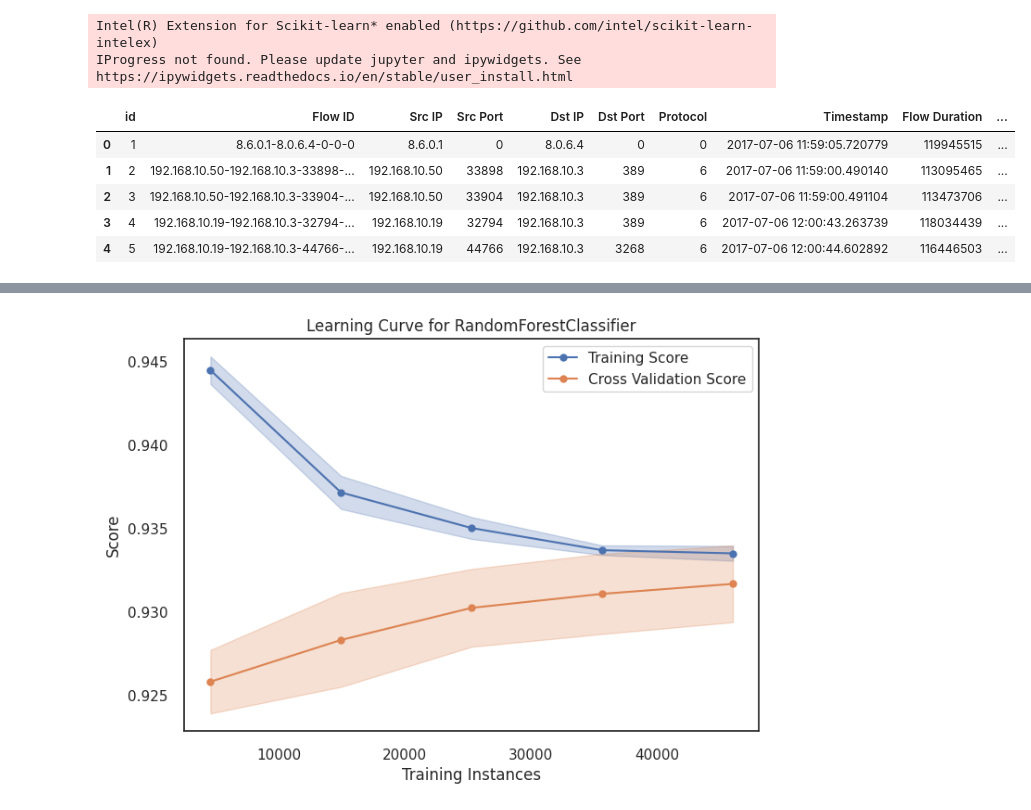
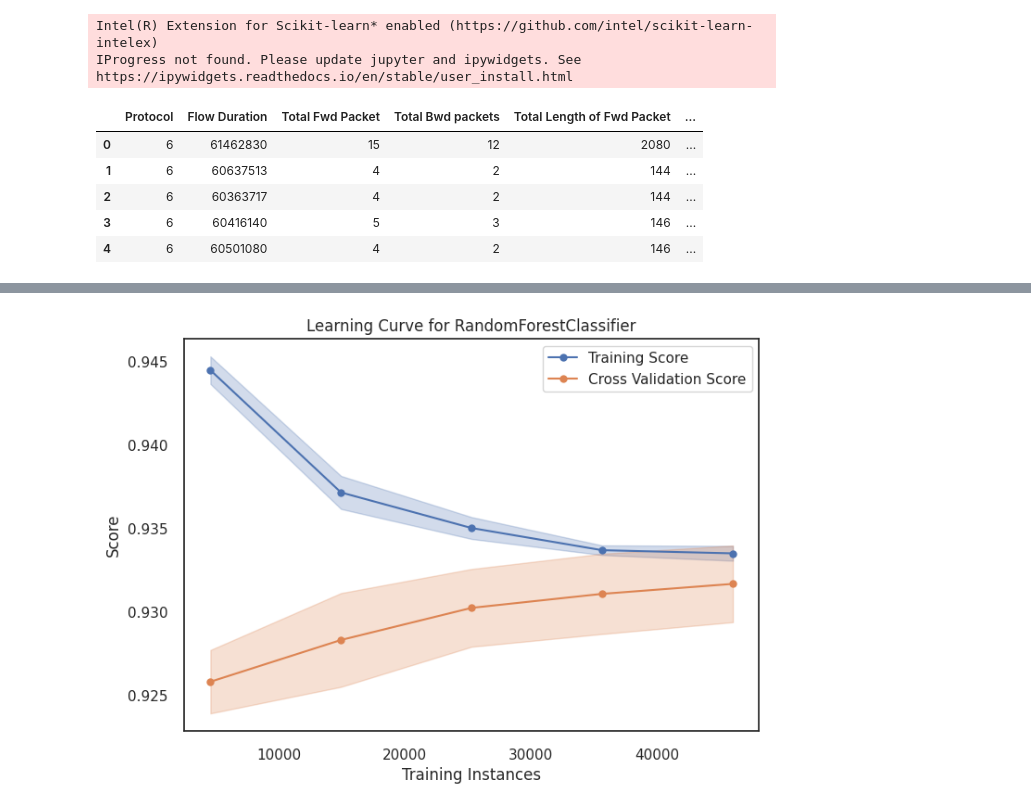
Before and after one commit to ludotosk/tesi, a Jupyter notebook: cicids/tesi-rf.ipynb, the cells around one changed output, grey strips where cells are left out. Saved outputs shown, nothing was run; the diff lists cells and outputs as text; code cells hidden in the pictures.

```diff
--- a/cicids/tesi-rf.ipynb
+++ b/cicids/tesi-rf.ipynb
@@ -26,12 +26,12 @@ Scikit-learn was successfully globally patched by Intel(R) Extension for Scikit-
 Intel(R) Extension for Scikit-learn* enabled (https://github.com/intel/scikit-learn-intelex)
 IProgress not found. Please update jupyter and ipywidgets. See https://ipywidgets.readthedocs.io/en/stable/user_install.html
 # %%
-ds = pd.read_parquet("../datasets/CICIDS2017_improved.parquet")
+ds = pd.read_parquet("../datasets/CSECICIDS2018_improved.parquet")
 ds.head()
 # %% [output]
-|  | id | Flow ID | Src IP | Src Port | Dst IP | Dst Port | Protocol | Timestamp | Flow Duration | ... |
-| 0 | 1 | 8.6.0.1-8.0.6.4-0-0-0 | 8.6.0.1 | 0 | 8.0.6.4 | 0 | 0 | 2017-07-06 11:59:05.720779 | 119945515 | ... |
-| 1 | 2 | 192.168.10.50-192.168.10.3-33898-... | 192.168.10.50 | 33898 | 192.168.10.3 | 389 | 6 | 2017-07-06 11:59:00.490140 | 113095465 | ... |
-| 2 | 3 | 192.168.10.50-192.168.10.3-33904-... | 192.168.10.50 | 33904 | 192.168.10.3 | 389 | 6 | 2017-07-06 11:59:00.491104 | 113473706 | ... |
-| 3 | 4 | 192.168.10.19-192.168.10.3-32794-... | 192.168.10.19 | 32794 | 192.168.10.3 | 389 | 6 | 2017-07-06 12:00:43.263739 | 118034439 | ... |
-| 4 | 5 | 192.168.10.19-192.168.10.3-44766-... | 192.168.10.19 | 44766 | 192.168.10.3 | 3268 | 6 | 2017-07-06 12:00:44.602892 | 116446503 | ... |
+|  | Protocol | Flow Duration | Total Fwd Packet | Total Bwd packets | Total Length of Fwd Packet | ... |
+| 0 | 6 | 61462830 | 15 | 12 | 2080 | ... |
+| 1 | 6 | 60637513 | 4 | 2 | 144 | ... |
+| 2 | 6 | 60363717 | 4 | 2 | 144 | ... |
+| 3 | 6 | 60416140 | 5 | 3 | 146 | ... |
+| 4 | 6 | 60501080 | 4 | 2 | 146 | ... |
```
Also changed, not shown: parts of 4 cells of this notebook, 4 other files.
